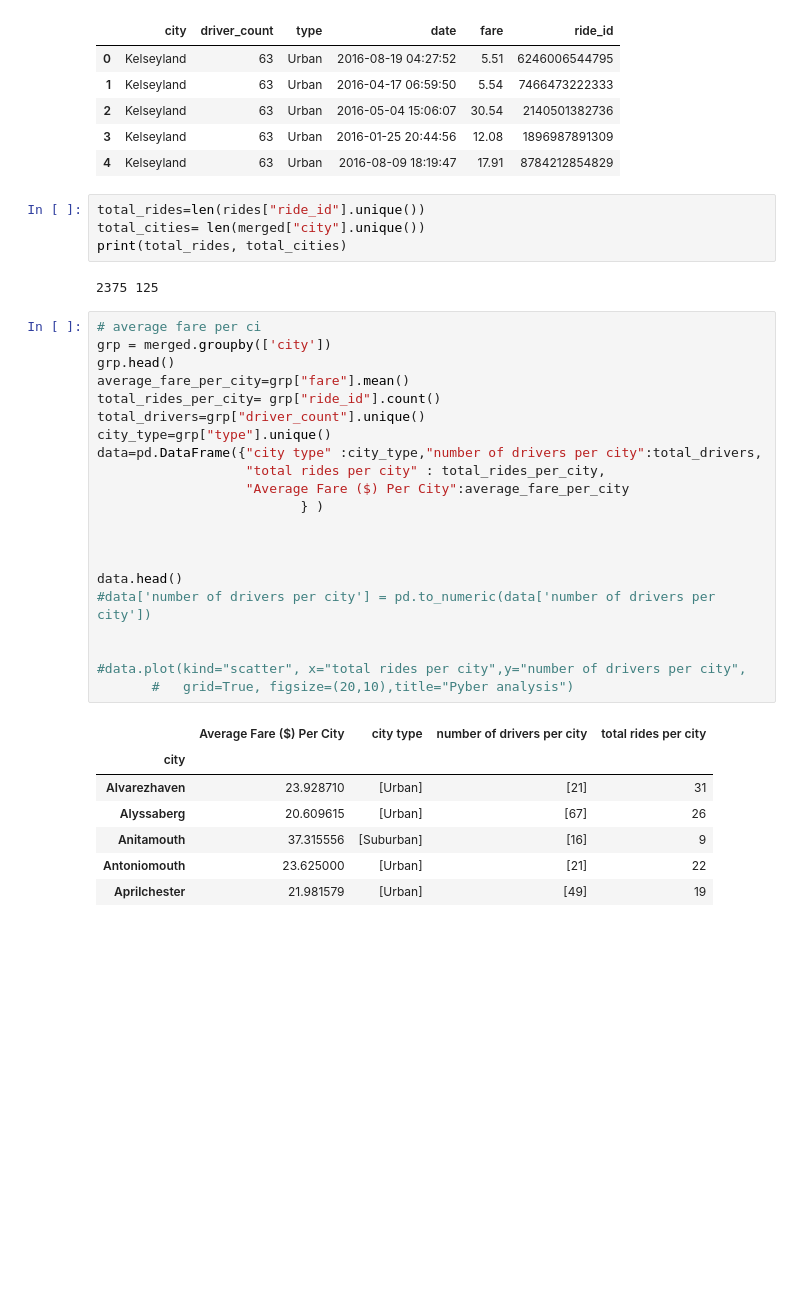
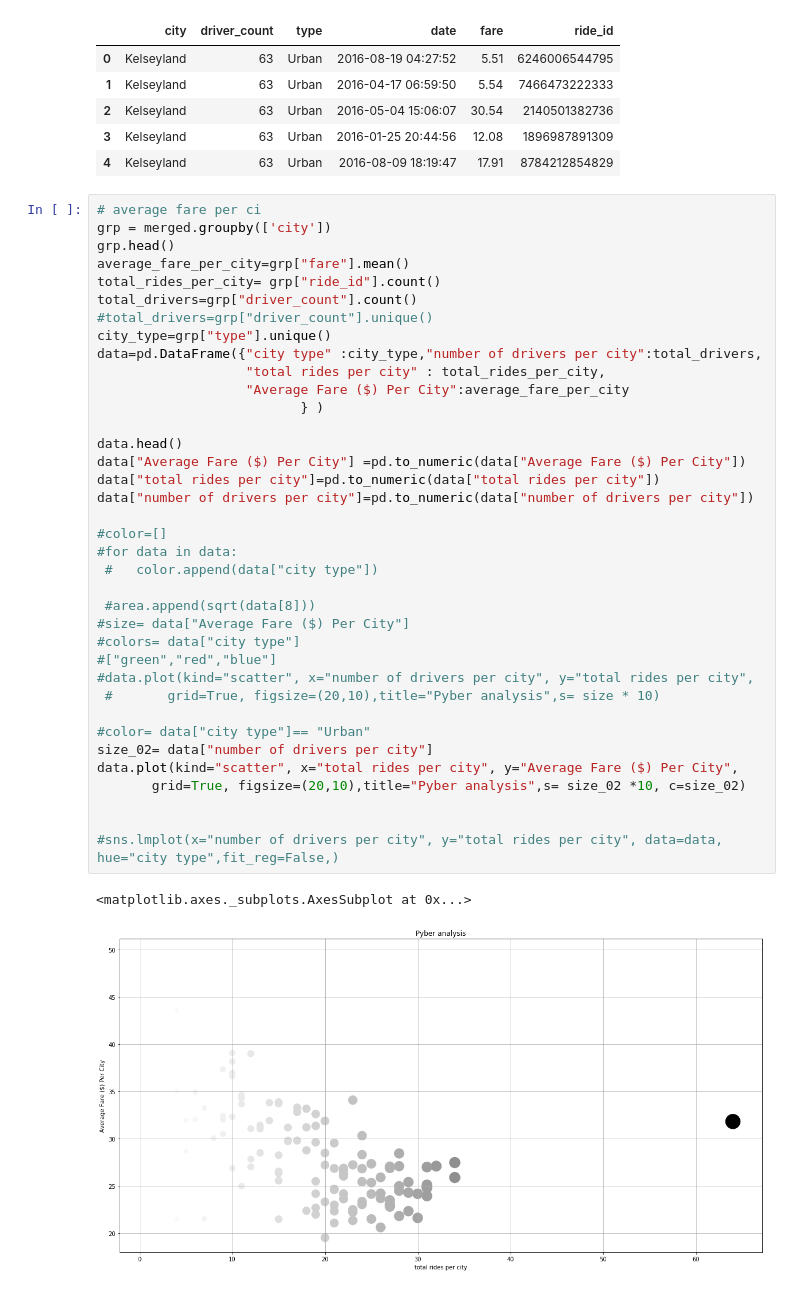
Before and after one commit to herrroaa/matplotlib_coursework, a Jupyter notebook: Pyber.ipynb, the cells around one changed output. Drawn from its saved outputs; the diff is of its cells as text; blank space fills up the shorter version.

```diff
--- a/Pyber.ipynb
+++ b/Pyber.ipynb
@@ -39,38 +40,43 @@ merged.head()
 | 2 | Kelseyland | 63 | Urban | 2016-05-04 15:06:07 | 30.54 | 2140501382736 |
 | 3 | Kelseyland | 63 | Urban | 2016-01-25 20:44:56 | 12.08 | 1896987891309 |
 | 4 | Kelseyland | 63 | Urban | 2016-08-09 18:19:47 | 17.91 | 8784212854829 |
-# %%
-total_rides=len(rides["ride_id"].unique())
-total_cities= len(merged["city"].unique())
-print(total_rides, total_cities)
-# %% [output]
-2375 125
 # %%
 # average fare per ci
 grp = merged.groupby(['city'])
 grp.head()
 average_fare_per_city=grp["fare"].mean()
 total_rides_per_city= grp["ride_id"].count()
-total_drivers=grp["driver_count"].unique()
+total_drivers=grp["driver_count"].count()
+#total_drivers=grp["driver_count"].unique()
 city_type=grp["type"].unique()
 data=pd.DataFrame({"city type" :city_type,"number of drivers per city":total_drivers,
                    "total rides per city" : total_rides_per_city,
                    "Average Fare ($) Per City":average_fare_per_city
                           } )
 
+data.head()
+data["Average Fare ($) Per City"] =pd.to_numeric(data["Average Fare ($) Per City"])
+data["total rides per city"]=pd.to_numeric(data["total rides per city"])
+data["number of drivers per city"]=pd.to_numeric(data["number of drivers per city"])
+
+#color=[]
+#for data in data:
+ #   color.append(data["city type"])
+
+ #area.append(sqrt(data[8]))
+#size= data["Average Fare ($) Per City"]
+#colors= data["city type"]
+#["green","red","blue"]
+#data.plot(kind="scatter", x="number of drivers per city", y="total rides per city",
+ #       grid=True, figsize=(20,10),title="Pyber analysis",s= size * 10)
+
+#color= data["city type"]== "Urban"
+size_02= data["number of drivers per city"]
+data.plot(kind="scatter", x="total rides per city", y="Average Fare ($) Per City",
+       grid=True, figsize=(20,10),title="Pyber analysis",s= size_02 *10, c=size_02)
 
 
-data.head()
-#data['number of drivers per city'] = pd.to_numeric(data['number of drivers per city'])
-
-
-#data.plot(kind="scatter", x="total rides per city",y="number of drivers per city",
-       #   grid=True, figsize=(20,10),title="Pyber analysis")
+#sns.lmplot(x="number of drivers per city", y="total rides per city", data=data, hue="city type",fit_reg=False,)
 # %% [output]
-|  | Average Fare ($) Per City | city type | number of drivers per city | total rides per city |
-| city |  |  |  |  |
-| Alvarezhaven | 23.928710 | [Urban] | [21] | 31 |
-| Alyssaberg | 20.609615 | [Urban] | [67] | 26 |
-| Anitamouth | 37.315556 | [Suburban] | [16] | 9 |
-| Antoniomouth | 23.625000 | [Urban] | [21] | 22 |
-| Aprilchester | 21.981579 | [Urban] | [49] | 19 |
+<matplotlib.axes._subplots.AxesSubplot at 0x...>
+[figure, added]
```
Also changed, not shown: parts of 8 cells of this notebook.
